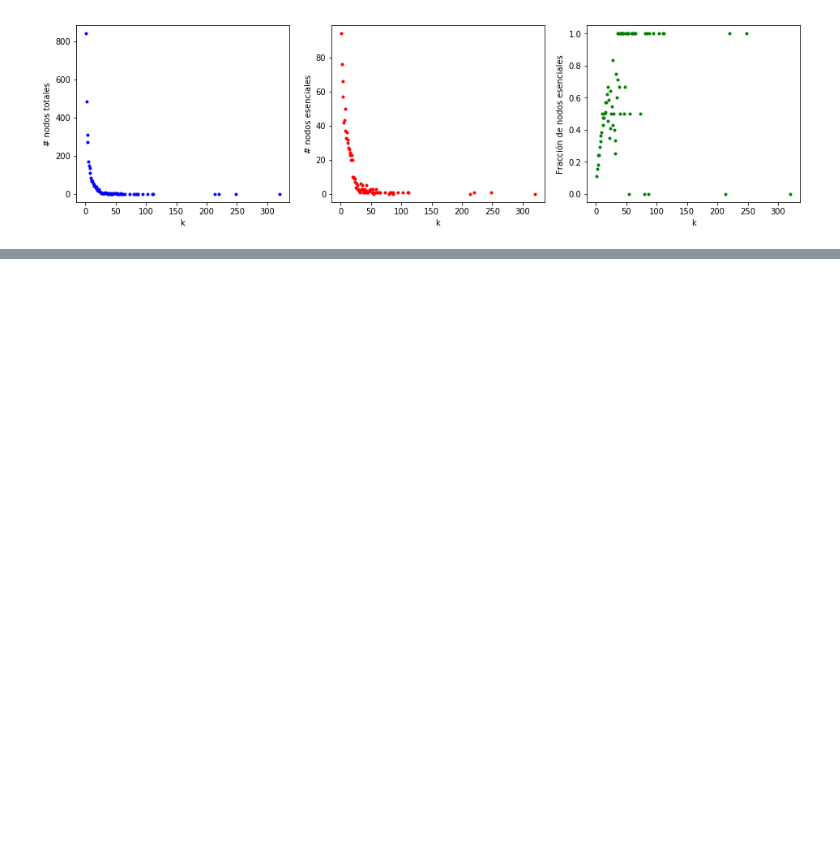
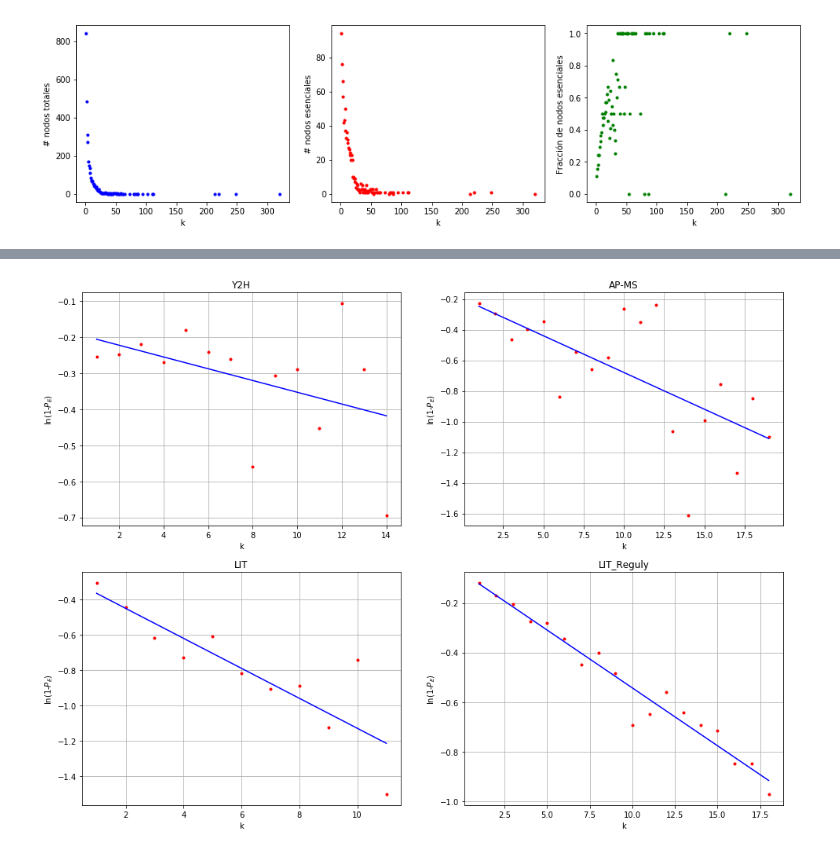
Before and after one commit to Redes2018/tp2, a Jupyter notebook: grados-ess.ipynb, the cells around one changed output, grey strips where cells are left out. Cells and saved outputs as stored; diff of their text form; code cells hidden in the pictures; blank space fills up the shorter version.

```diff
--- a/grados-ess.ipynb
+++ b/grados-ess.ipynb
@@ -123,0 +167,41 @@ plt.show()
+# %%
+k_lin = []
+Pe = []
+
+k_lin.append(k_vectores[0][0:14])
+k_lin.append(k_vectores[1][0:19])
+k_lin.append(k_vectores[2][0:11])
+k_lin.append(k_vectores[3][0:18])
+
+Pe.append(np.log(1-frac_vectores[0][0:14]))
+Pe.append(np.log(1-frac_vectores[1][0:19]))
+Pe.append(np.log(1-frac_vectores[2][0:11]))
+Pe.append(np.log(1-frac_vectores[3][0:18]))
+# %%
+from scipy.stats import linregress
+
+L = len(Pe)
+slope = np.zeros(L)
+intercept = np.zeros(L)
+r_value = np.zeros(L)
+p_value = np.zeros(L)
+std_err = np.zeros(L)
+
+for i in range(L):
+    slope[i], intercept[i], r_value[i], p_value[i], std_err[i] = linregress(k_lin[i],Pe[i])
+# %%
+plt.figure(figsize=(16, 12))
+
+for i in range(L):
+
+    plt.subplot(2,2,i+1)
+    plt.plot(k_lin[i],Pe[i],'.r')
+    plt.plot(k_lin[i],slope[i]*k_lin[i]+intercept[i],'-b')
+    plt.xlabel('k')
+    plt.ylabel('ln(1-$P_E$)')
+    plt.title(archivos[i])
+    plt.grid()
+
+plt.show()
+# %% [output]
+[figure, added]
```
Also changed, not shown: parts of 8 cells of this notebook, 1 other file.
